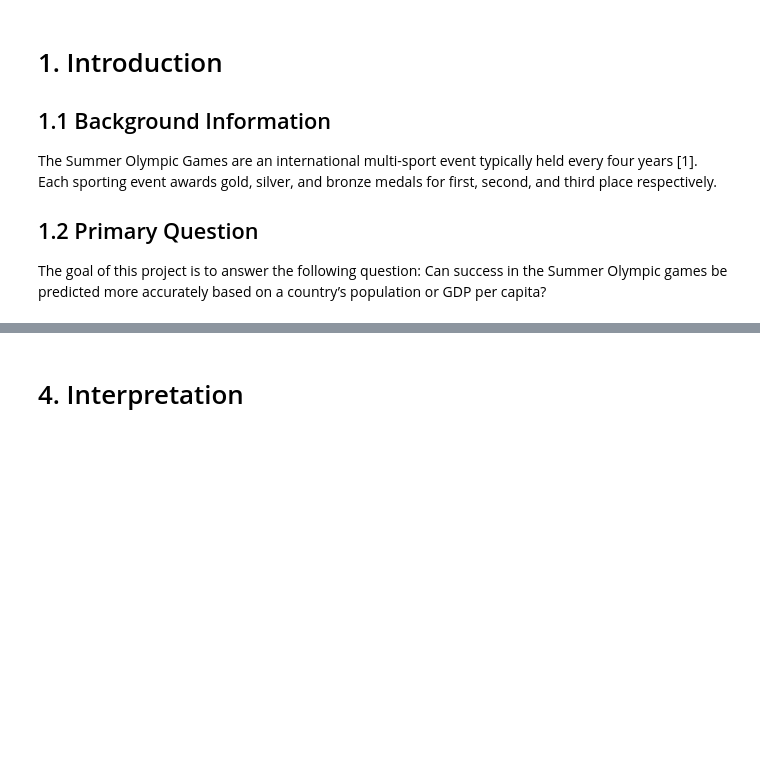
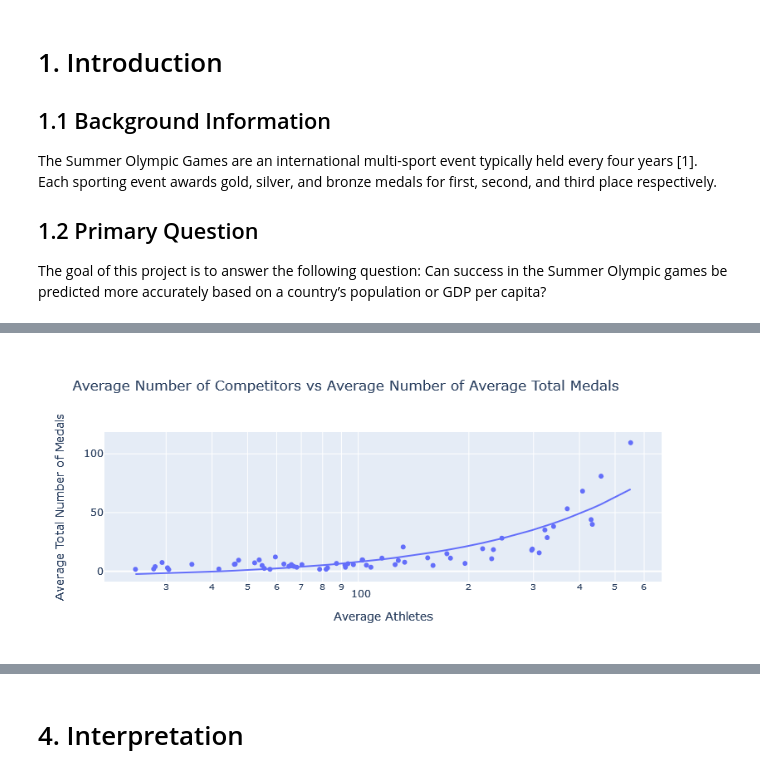
Before and after one commit to madans2984/olympic-games-analysis, a Jupyter notebook: computational_essay.ipynb, the cells around one changed output, grey strips where cells are left out. Saved outputs shown, nothing was run; the diff lists cells and outputs as text; code cells hidden in the pictures; blank space fills up the shorter version.

```diff
--- a/computational_essay.ipynb
+++ b/computational_essay.ipynb
@@ -100,0 +102,4 @@ We decided to merge our dataframes for medals, population, and GDP per capita to
+# %%
+average_medals_plot(oad, "Average Athletes", "Average Total")
+# %% [output]
+[figure, added]
```
Also changed, not shown: parts of 16 cells of this notebook.
